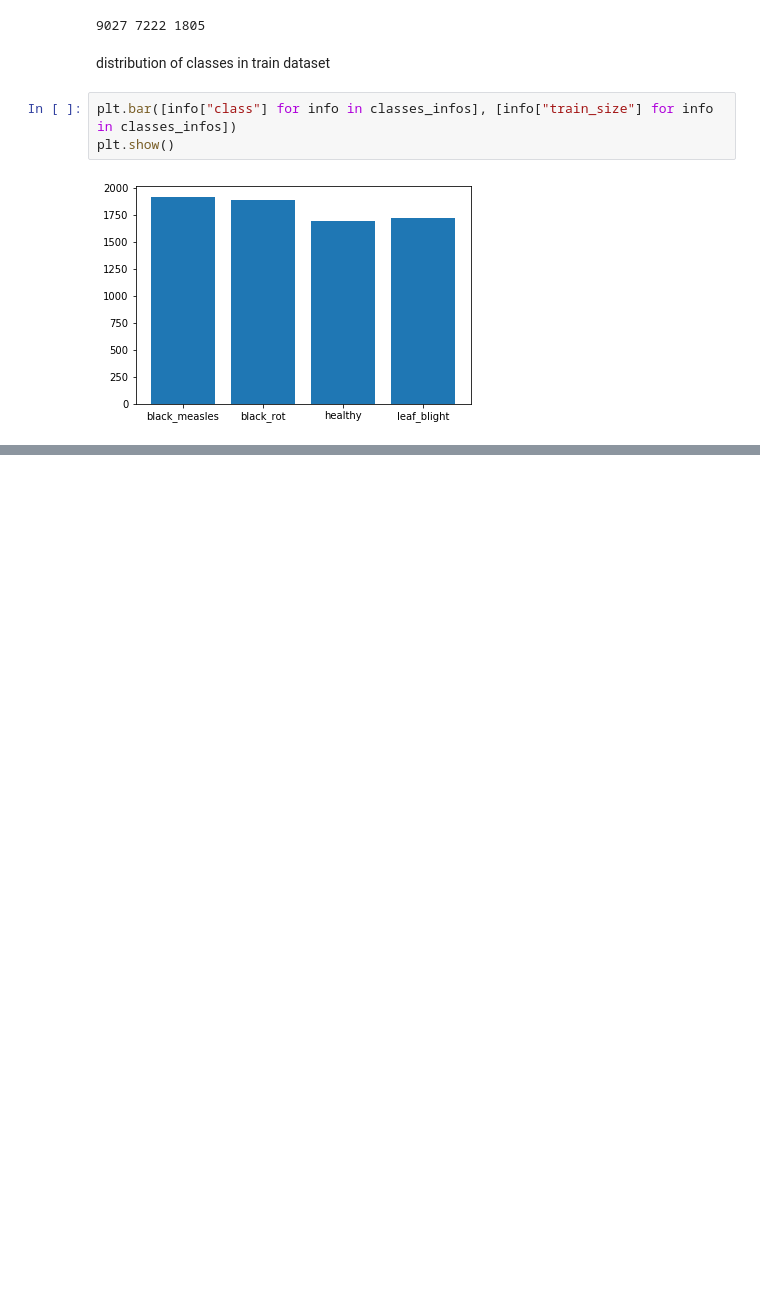
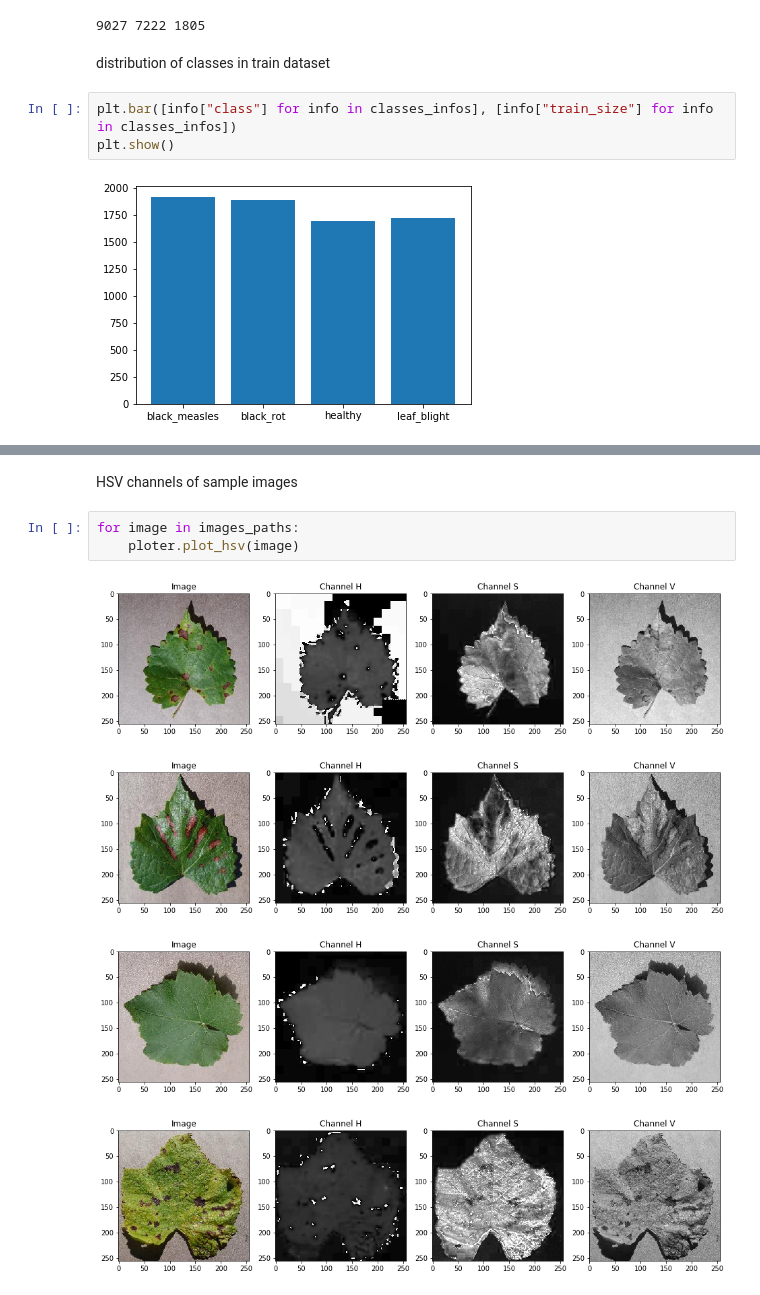
Before and after one commit to Jefersonalves/grape-diseases, a Jupyter notebook: 1_data_exploration.ipynb, the cells around one changed output, grey strips where cells are left out. Saved outputs shown, nothing was run; the diff lists cells and outputs as text; blank space fills up the shorter version.

```diff
--- a/1_data_exploration.ipynb
+++ b/1_data_exploration.ipynb
@@ -90,0 +125,10 @@ plt.show()
+# %% [markdown]
+HSV channels of sample images
+# %%
+for image in images_paths:
+    ploter.plot_hsv(image)
+# %% [output]
+[figure, added]
+[figure, added]
+[figure, added]
+[figure, added]
```
Also changed, not shown: parts of 5 cells of this notebook, 1 other file.
